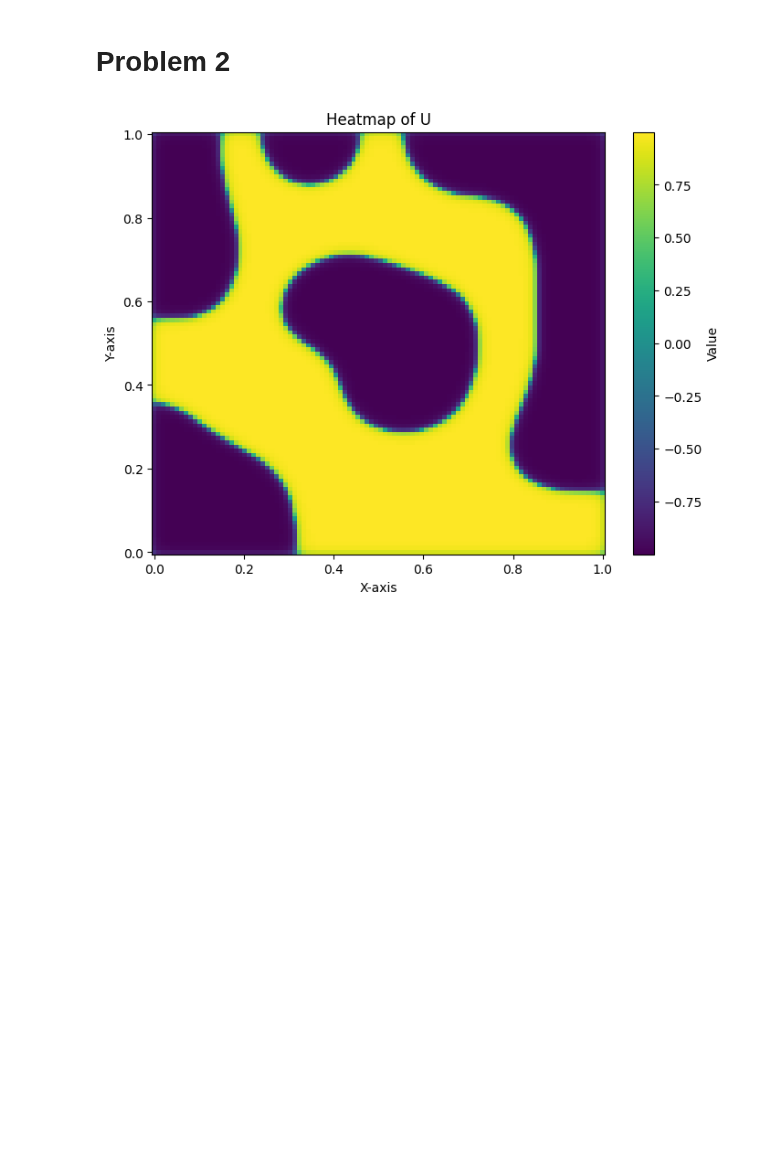
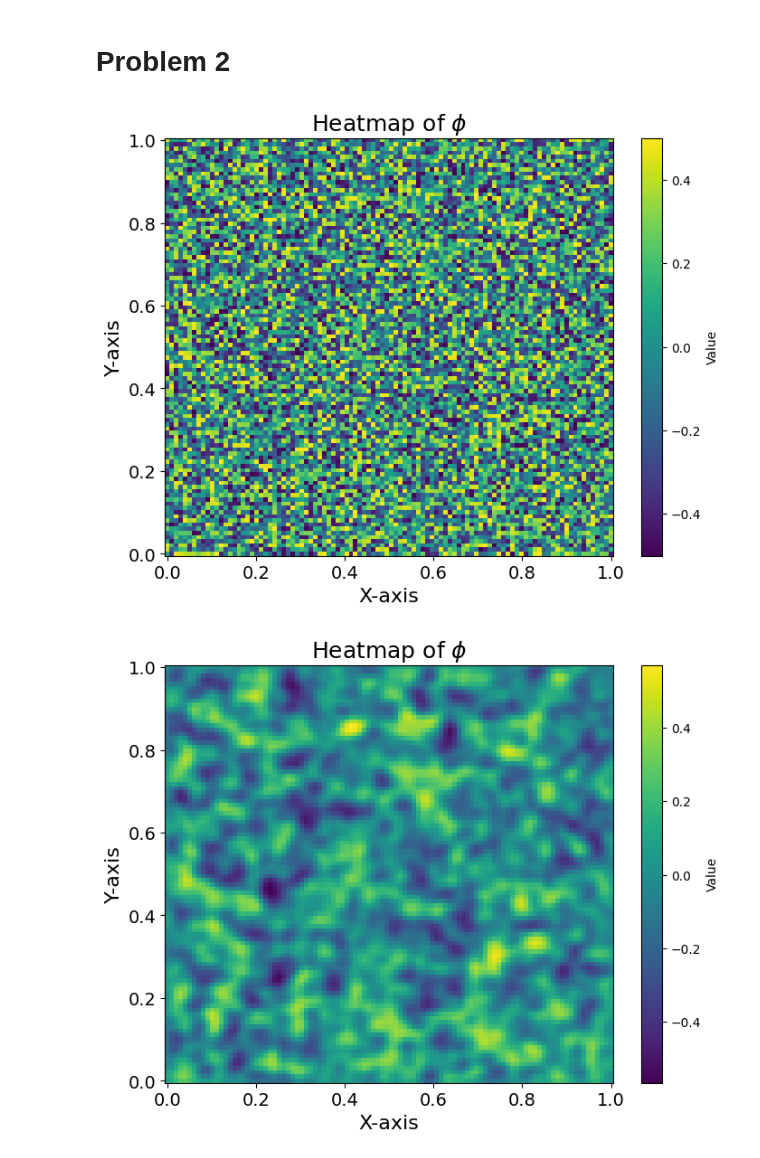
Before and after one commit to andrewholmberg/math_550_numerical_pdes, a Jupyter notebook: Homework 3/homework_3.ipynb, the cells around one changed output. Saved outputs shown, nothing was run; the diff lists cells and outputs as text; code cells hidden in the pictures; blank space fills up the shorter version.

```diff
--- a/Homework 3/homework_3.ipynb
+++ b/Homework 3/homework_3.ipynb
@@ -61,9 +61,9 @@ def tictactoe_u0(N,randomized=True):
     U_0[:,N//3] = 1
     return U_0
 # %%
-np.random.seed(26)
-# U0 = np.random.random((N,N))
-U0 = circular_u0(N,False,True)
+np.random.seed(55)
+U0 = np.random.random((N,N))
+# U0 = circular_u0(N,False,True)
 # U0 = tictactoe_u0(N)
 U0 = U0 - np.mean(U0)
 lap = create_2d_laplacian(N,dx)
@@ -182,7 +186,7 @@ yy = xx
 dx = xx[1] - xx[0]
 dy = dx
 epsilon = dx
-dt = 1
+dt = .1
 # %%
 def create_1d_laplacian(n):
     """Creates a 1D Laplacian matrix of size n x n."""
@@ -207,8 +211,10 @@ U0[:N//4,:N//4]  = -.5
 U0[N//4:,N//4:]  = .5
 U0 = U0 - np.mean(U0)
 
-# U0 = np.random.random((N,N))
-U0 = circular_u0(N,False,True)
+U0 = np.random.random((N,N))
+# U0 = tictactoe_u0(N,True)
+U0 = U0 - np.mean(U0)
+
 # U0 = tictactoe_u0(N)
 lap = create_2d_laplacian(N,dx)
 f_prime = lambda x: x**3 - x
@@ -257,22 +263,28 @@ def run_forward_method(u,f,lap,t0,tend,step):
     lst.append(t)
     return(ls,lst)
 # %%
-uu,tt = run_forward_method(u0_flat,f,lap,0,100,dt)
+uu,tt = run_forward_method(u0_flat,f,lap,0,50,dt)
 # %%
 import matplotlib.pyplot as plt
 import numpy as np
 
 # Sample data for demonstration
 # x, y = 1D arrays for axis values
 # U = 2D array with values
-U = uu[-1].reshape(N,N)
+var = 'tic-tac-toe'
+ind = 0
+for i in [0,15,28,-1]:
+    U = uu[i].reshape(N,N)
 
-plt.figure(figsize=(8, 6))
-plt.pcolormesh(xx, yy, U, shading='bilinear', cmap='viridis')  # Shading 'auto' prevents visual artifacts
-plt.colorbar(label='Value')  # Add a color bar to show value scale
-plt.xlabel('X-axis')
-plt.ylabel('Y-axis')
-plt.title('Heatmap of U')
-plt.show()
+    plt.figure(figsize=(8, 6))
+    plt.pcolormesh(xx, yy, U, shading='auto', cmap='viridis')  # Shading 'auto' prevents visual artifacts
+    plt.colorbar(label='Value')  # Add a color bar to show value scale
+    plt.xlabel('X-axis',fontsize = 16)
+    plt.ylabel('Y-axis',fontsize=16)
+    plt.tick_params(axis='both', which='major', labelsize=14)
+    plt.title(r'Heatmap of $\phi$',fontsize = 18)
+    # plt.savefig(f'{var}_noise_{ind}.png')
+    ind+=1
 # %% [output]
-[figure, old version]
+[figure, new version]
+[figure, added]
```
Also changed, not shown: parts of 8 cells of this notebook, 15 other files.
